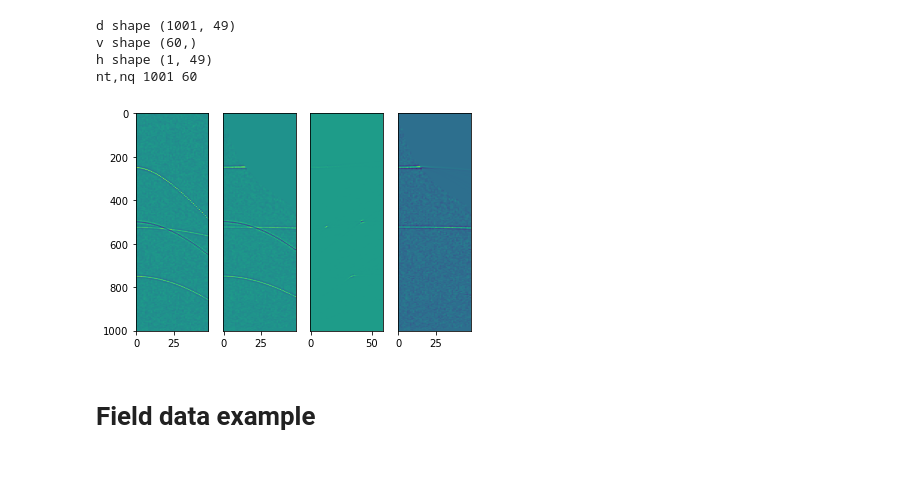
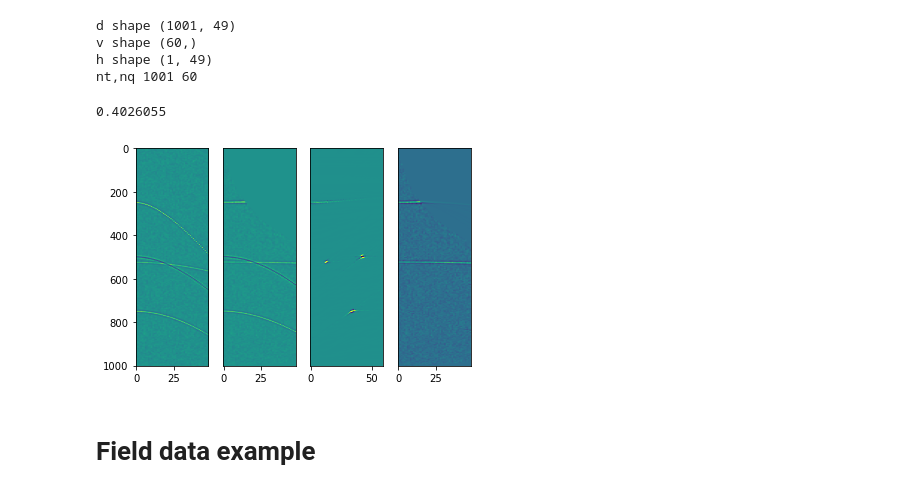
Before and after one commit to chenyk1990/geo-class, a Jupyter notebook: multi-dim-ana/3-Parabolic_radon.ipynb, the cells around one changed output. Cells and saved outputs as stored; diff of their text form; code cells hidden in the pictures.

```diff
--- a/multi-dim-ana/3-Parabolic_radon.ipynb
+++ b/multi-dim-ana/3-Parabolic_radon.ipynb
@@ -201,16 +201,19 @@ nt,nq 1001 60
 # %%
 import matplotlib.pyplot as plt
 plt.figure;
 plt.subplot(1,4,1)
 plt.imshow(D,aspect='auto')
 plt.subplot(1,4,2)
 plt.imshow(D1,aspect='auto');plt.gca().set_yticks([]);
 plt.subplot(1,4,3)
-plt.imshow(M,aspect='auto');plt.gca().set_yticks([]);
+plt.imshow(M,aspect='auto',clim=[-0.1,0.1]);plt.gca().set_yticks([]);
 plt.subplot(1,4,4)
 plt.imshow(D1p,aspect='auto');plt.gca().set_yticks([]);
+
+M.max()
 # %% [output]
+0.4026055
-[figure, old version]
+[figure, new version]
 # %% [markdown]
 # Field data example
 # %%
```
Also changed, not shown: parts of 1 cell of this notebook, 2 other files.
